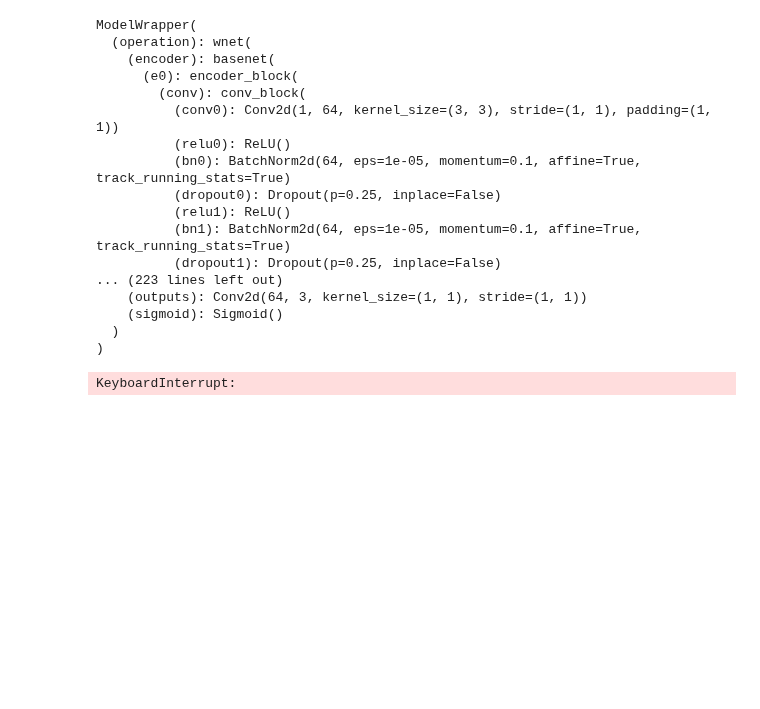
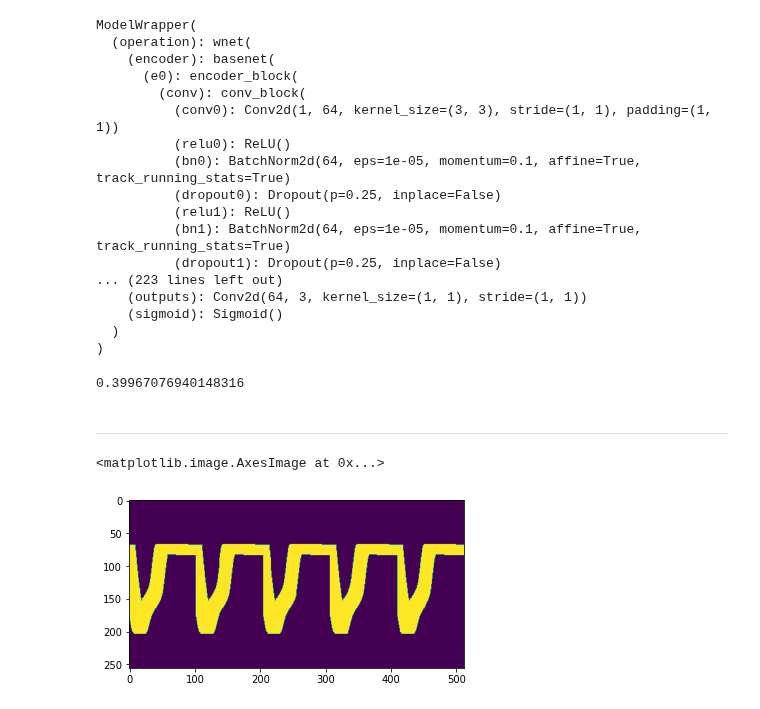
Before and after one commit to iago2900/DopplerSegmentation_iago, a Jupyter notebook: metrics.ipynb, the cells around one changed output. Drawn from its saved outputs; the diff is of its cells as text; code cells hidden in the pictures; blank space fills up the shorter version.

```diff
--- a/metrics.ipynb
+++ b/metrics.ipynb
@@ -45,7 +45,7 @@ def create_mask(x, gt_x, gt_y, line_width, x0):
             gt_y_full = np.insert(gt_y_full,i+1,y)
     for i in range(-line_width//2,line_width//2):
         for j in range(-line_width//2,line_width//2):
-            mask[gt_y_full+i,gt_x_full+j-x0] = 1
+            mask[gt_y_full+i,gt_x_full+j] = 1
 
     #                                                                       #
     ####################### CHOOSING A REPRESENTATION #######################
@@ -73,7 +73,7 @@ def create_mask(x, gt_x, gt_y, line_width, x0):
             doppler_tiled[:,onset:offset],sigma,axis=1
         )
 
-    return doppler_tiled, mask_tiled
+    return doppler_tiled, mask_tiled, mask
 
 def interpolar_crop(x, mask_tiled, doppler_tiled):
 
@@ -167,25 +167,50 @@ curves_y_test = {i:curves_y[i] for i in keys_test}
 
 dice_list = []
 
-for image in data:
+data_2 = data[:1]
+
+for image in data_2:
 
     dicom = pydicom.dcmread(image)
 
     x0,x1,y0,y1,xref,yref,deltax,deltay,unitsx,unitsy = src.load_data.get_frame(dicom,"doppler")
 
     x = dicom.pixel_array.copy()[y0:y1,x0:x1,]
-    # dicom.pixel_array.copy()[y0-line_width:y1+line_width,x0-line_width:x1+line_width,]
     if dicom.get("PhotometricInterpretation", "RGB") in ['YBR_FULL', 'YBR_FULL_422']:
         x = src.load_data.convert_ybr_to_rgb(x)
     x = x[...,0] # to grayscale
-    gt_x = curves_x_test[dicom.SOPInstanceUID]
+    gt_x = curves_x_test[dicom.SOPInstanceUID] -x0
     gt_y = curves_y_test[dicom.SOPInstanceUID]
 
-    doppler_tiled, mask_tiled = create_mask(x, gt_x, gt_y, line_width = 40, x0=x0)
+    doppler_tiled, mask_tiled, mask = create_mask(x, gt_x, gt_y, line_width = 40, x0=x0)
     x, doppler_tiled_2, mask_tiled_2 = interpolar_crop(x, mask_tiled, doppler_tiled)
     out_numpy = get_output(x, model)
     dice_list.append(dice(out_numpy, mask_tiled_2, smooth=1))
 
 np.mean(dice_list)
 # %% [output]
-KeyboardInterrupt:
+0.39967076940148316
+# %% [markdown]
+------
+# %%
+
+dicom = pydicom.dcmread(data[0])
+
+x0,x1,y0,y1,xref,yref,deltax,deltay,unitsx,unitsy = src.load_data.get_frame(dicom,"doppler")
+
+x = dicom.pixel_array.copy()[y0:y1,x0:x1,]
+if dicom.get("PhotometricInterpretation", "RGB") in ['YBR_FULL', 'YBR_FULL_422']:
+    x = src.load_data.convert_ybr_to_rgb(x)
+x = x[...,0] # to grayscale
+gt_x = curves_x_test[dicom.SOPInstanceUID] -x0
+gt_y = curves_y_test[dicom.SOPInstanceUID]
+
+doppler_tiled, mask_tiled, mask = create_mask(x, gt_x, gt_y, line_width =20, x0=x0)
+x, doppler_tiled_2, mask_tiled_2 = interpolar_crop(x, mask_tiled, doppler_tiled)
+out_numpy = get_output(x, model)
+dice_list.append(dice(out_numpy, mask_tiled_2, smooth=1))
+# %%
+plt.imshow(mask_tiled_2)
+# %% [output]
+<matplotlib.image.AxesImage at 0x...>
+[figure, added]
```
Also changed, not shown: parts of 5 cells of this notebook, 3 other files.
